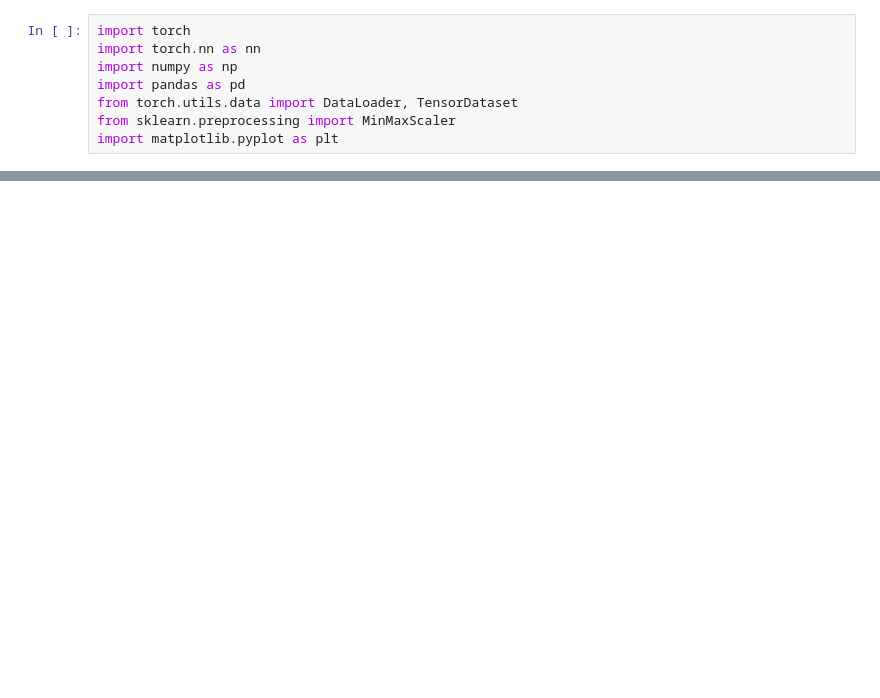
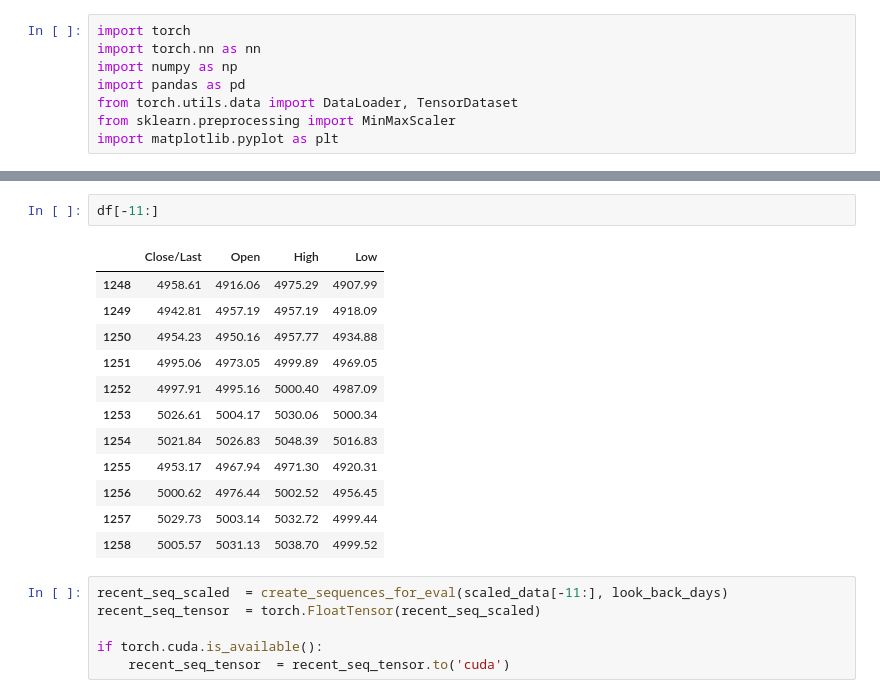
Before and after one commit to 5432roy/S-P500-with-LSTM, a Jupyter notebook: src/LSTM_v1.ipynb, the cells around one changed output, grey strips where cells are left out. Drawn from its saved outputs; the diff is of its cells as text; blank space fills up the shorter version.

```diff
--- a/src/LSTM_v1.ipynb
+++ b/src/LSTM_v1.ipynb
@@ -79,0 +159,21 @@ epoch: 125 loss: 0.00000813
+# %%
+df[-11:]
+# %% [output]
+|  | Close/Last | Open | High | Low |
+| 1248 | 4958.61 | 4916.06 | 4975.29 | 4907.99 |
+| 1249 | 4942.81 | 4957.19 | 4957.19 | 4918.09 |
+| 1250 | 4954.23 | 4950.16 | 4957.77 | 4934.88 |
+| 1251 | 4995.06 | 4973.05 | 4999.89 | 4969.05 |
+| 1252 | 4997.91 | 4995.16 | 5000.40 | 4987.09 |
+| 1253 | 5026.61 | 5004.17 | 5030.06 | 5000.34 |
+| 1254 | 5021.84 | 5026.83 | 5048.39 | 5016.83 |
+| 1255 | 4953.17 | 4967.94 | 4971.30 | 4920.31 |
+| 1256 | 5000.62 | 4976.44 | 5002.52 | 4956.45 |
+| 1257 | 5029.73 | 5003.14 | 5032.72 | 4999.44 |
+| 1258 | 5005.57 | 5031.13 | 5038.70 | 4999.52 |
+# %%
+recent_seq_scaled  = create_sequences_for_eval(scaled_data[-11:], look_back_days)
+recent_seq_tensor  = torch.FloatTensor(recent_seq_scaled)
+
+if torch.cuda.is_available():
+    recent_seq_tensor  = recent_seq_tensor.to('cuda')
```
Also changed, not shown: parts of 18 cells of this notebook, 1 other file.
